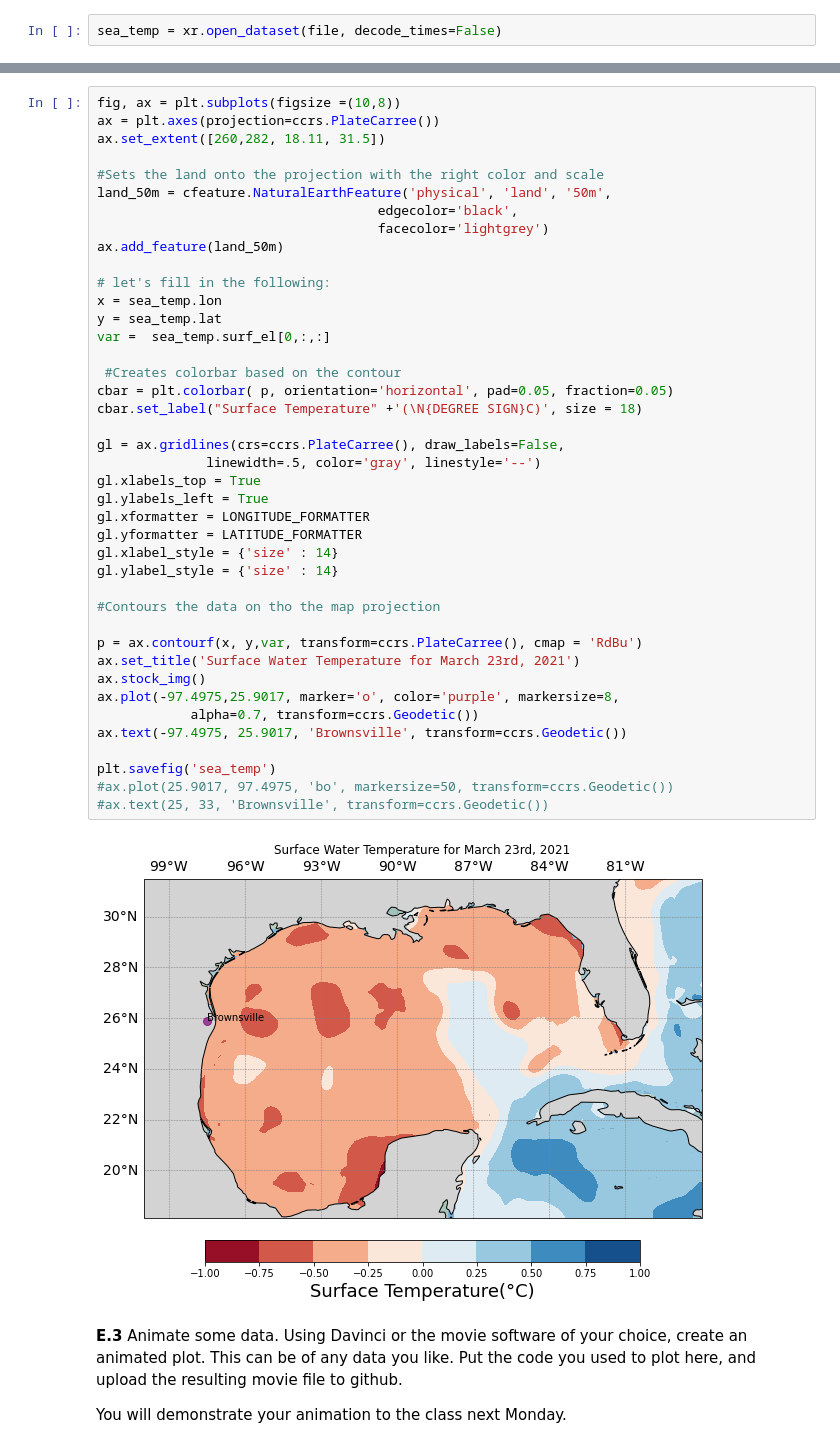
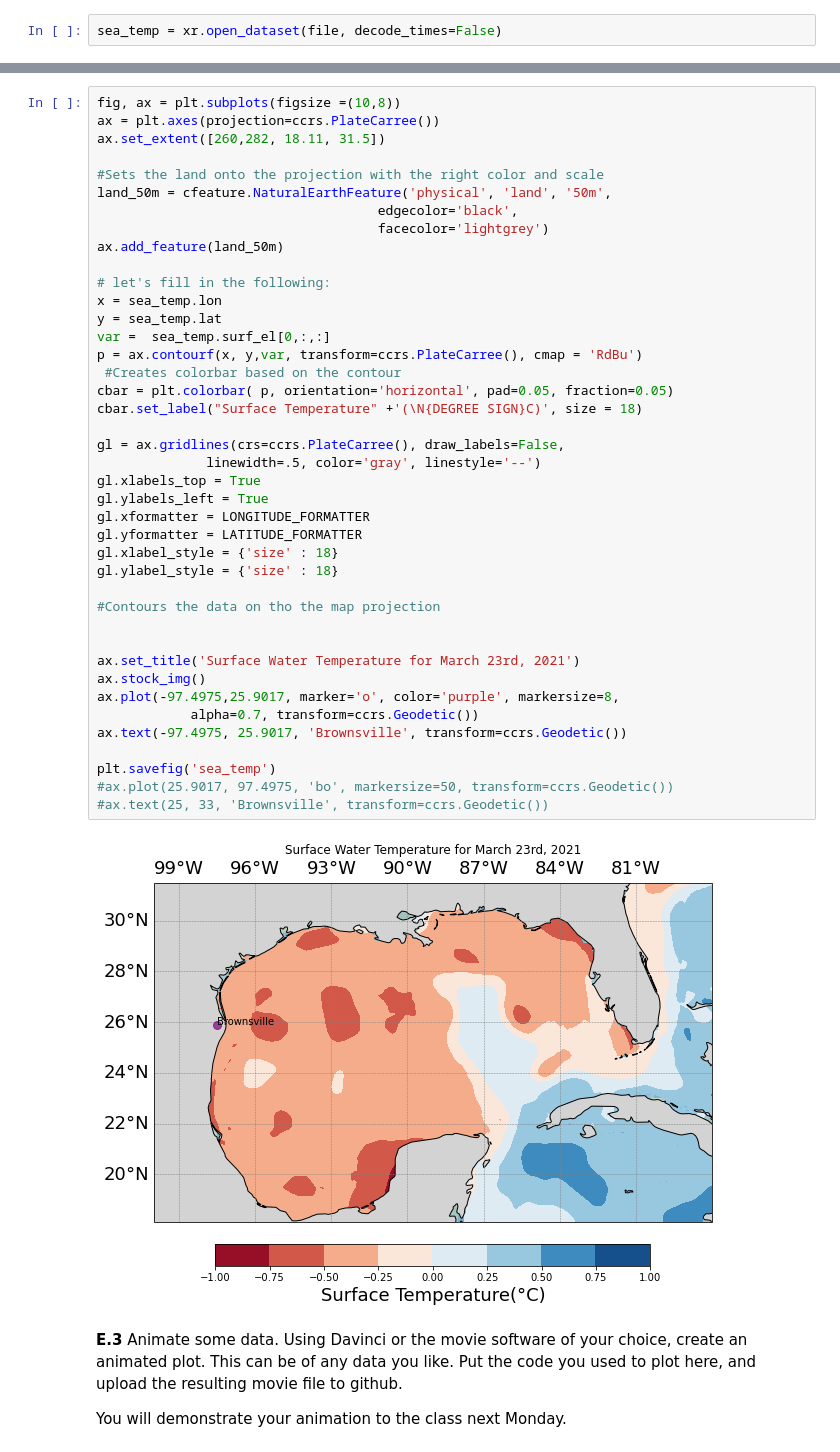
Before and after one commit to chsharrison/IntroSciComp_S2021, a Jupyter notebook: Tovar_Reyna/Tovar_Lab10.1_cartopy_movies.ipynb, the cells around one changed output, grey strips where cells are left out. Saved outputs shown, nothing was run; the diff lists cells and outputs as text.

```diff
--- a/Tovar_Reyna/Tovar_Lab10.1_cartopy_movies.ipynb
+++ b/Tovar_Reyna/Tovar_Lab10.1_cartopy_movies.ipynb
@@ -425,38 +463,38 @@ land_50m = cfeature.NaturalEarthFeature('physical', 'land', '50m',
                                     facecolor='lightgrey')
 ax.add_feature(land_50m)
 
 # let's fill in the following:
 x = sea_temp.lon
 y = sea_temp.lat
 var =  sea_temp.surf_el[0,:,:]
-
+p = ax.contourf(x, y,var, transform=ccrs.PlateCarree(), cmap = 'RdBu')
  #Creates colorbar based on the contour
 cbar = plt.colorbar( p, orientation='horizontal', pad=0.05, fraction=0.05)
 cbar.set_label("Surface Temperature" +'(\N{DEGREE SIGN}C)', size = 18)
 
 gl = ax.gridlines(crs=ccrs.PlateCarree(), draw_labels=False,
               linewidth=.5, color='gray', linestyle='--')
 gl.xlabels_top = True
 gl.ylabels_left = True
 gl.xformatter = LONGITUDE_FORMATTER
 gl.yformatter = LATITUDE_FORMATTER
-gl.xlabel_style = {'size' : 14}
-gl.ylabel_style = {'size' : 14}
+gl.xlabel_style = {'size' : 18}
+gl.ylabel_style = {'size' : 18}
 
 #Contours the data on tho the map projection
 
-p = ax.contourf(x, y,var, transform=ccrs.PlateCarree(), cmap = 'RdBu')
+
 ax.set_title('Surface Water Temperature for March 23rd, 2021')
 ax.stock_img()
 ax.plot(-97.4975,25.9017, marker='o', color='purple', markersize=8,
             alpha=0.7, transform=ccrs.Geodetic())
 ax.text(-97.4975, 25.9017, 'Brownsville', transform=ccrs.Geodetic())
 
 plt.savefig('sea_temp')
 #ax.plot(25.9017, 97.4975, 'bo', markersize=50, transform=ccrs.Geodetic())
 #ax.text(25, 33, 'Brownsville', transform=ccrs.Geodetic())
 # %% [output]
-[figure, old version]
+[figure, new version]
 # %% [markdown]
 **E.3** Animate some data. Using Davinci or the movie software of your choice, create an animated plot. This can be of any data you like. Put the code you used to plot here, and upload the resulting movie file to github.
 
```
Also changed, not shown: parts of 35 cells of this notebook.
